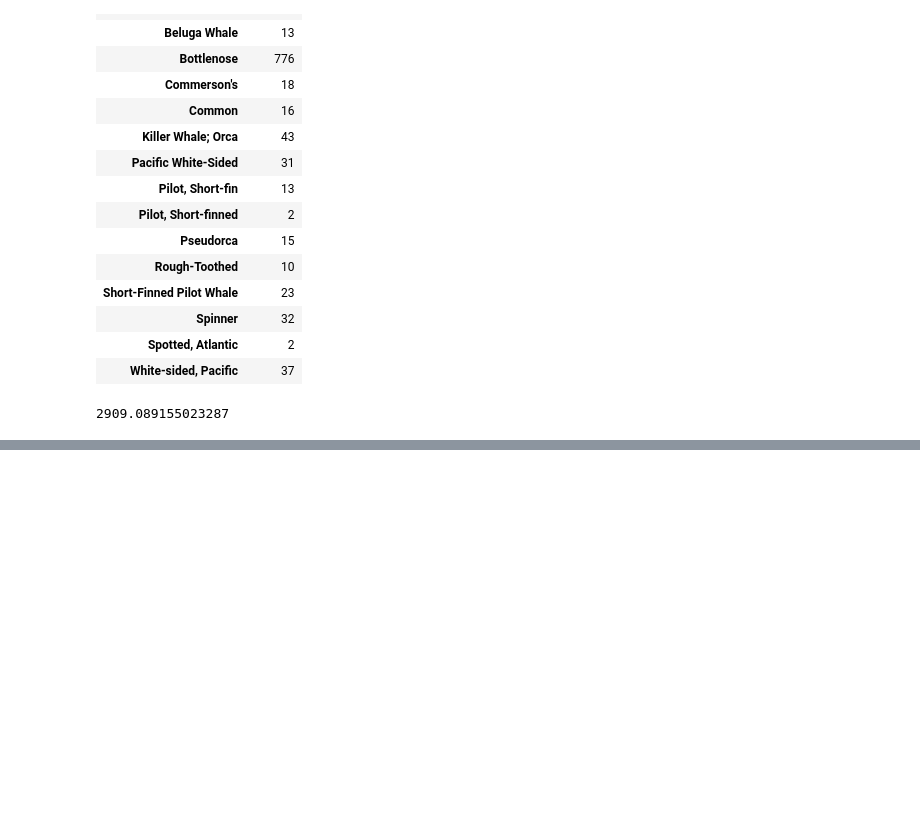
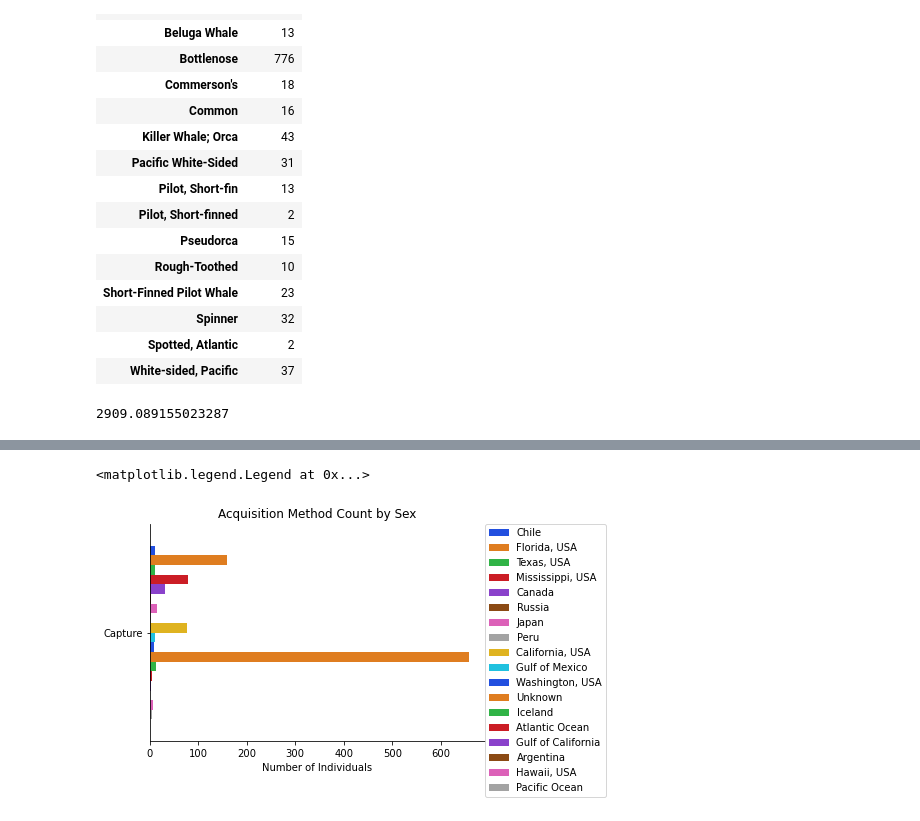
Before and after one commit to data301-2021-summer2/project-group17-project, a Jupyter notebook: analysis/Analysisnotebook.ipynb, the cells around one changed output, grey strips where cells are left out. Drawn from its saved outputs; the diff is of its cells as text; code cells hidden in the pictures; blank space fills up the shorter version.

Commit message:
Research analysis update, unchecked but rough finished

```diff
--- a/analysis/Analysisnotebook.ipynb
+++ b/analysis/Analysisnotebook.ipynb
@@ -575 +553,13 @@ sns.despine()
+# %%
+# dataframe with only capture occurences to compare to originLocations
+# remove locations of those born in captivity
+# remove row stating 'captured from the new york aquarium'
+aqloc = dfc[(dfc['acquisition'] == 'Capture') | (dfc['acquisition'] == 'Rescue')]
+aqloc = ( aqloc.loc[lambda x: x['acquisition'].str.contains('Miscarriage')==False]
+    .loc[lambda x: x['acquisition'].str.contains('Stillbirth')==False]
+    .loc[lambda x: x['acquisition'].str.contains('Unknown')==False]
+    .loc[lambda x: x['acquisition'].str.contains('Born')==False]
+    .loc[lambda x: x['acquisition'].str.contains('Rescue')==False]
+    .loc[lambda x: x['originLocation'].str.contains('New York Aquarium')==False]
+        )
 # %%
@@ -598,0 +611,23 @@ print(aqloc['originLocation'].unique())
+# %%
+# Replot the data
+# answers: Using the origin location variable, are some locations more likely to yield captured individuals?
+# notes
+# while the 'unknown' category being the highest doesn't help directly answer my research question
+# it gives important and interesting insight into the fact that of all these animals they are capturing from the wild
+# They don't even keep record of wheere they were taken from, which would affect any time of research being done in the future
+# for example on correlation between location and health, linneage, and longevity.
+# The highest number captured from a known place is Florida, then Mississipi, then California
+# The difference between US vs international locations is expected as this is data regarding US facilities and therefore
+# would be recieving most animals from nearby
+sns.countplot(data=aqloc,
+              y='acquisition', hue = 'originLocation',palette='bright')
+plt.ylabel('')
+plt.title('Acquisition Method Count by Sex')
+plt.xlabel('Number of Individuals')
+plt.legend(loc=0)
+sns.despine()
+plt.legend(bbox_to_anchor=(1, 1),
+           borderaxespad=0)
+# %% [output]
+<matplotlib.legend.Legend at 0x...>
+[figure, added]
```
Also changed, not shown: parts of 5 cells of this notebook.
